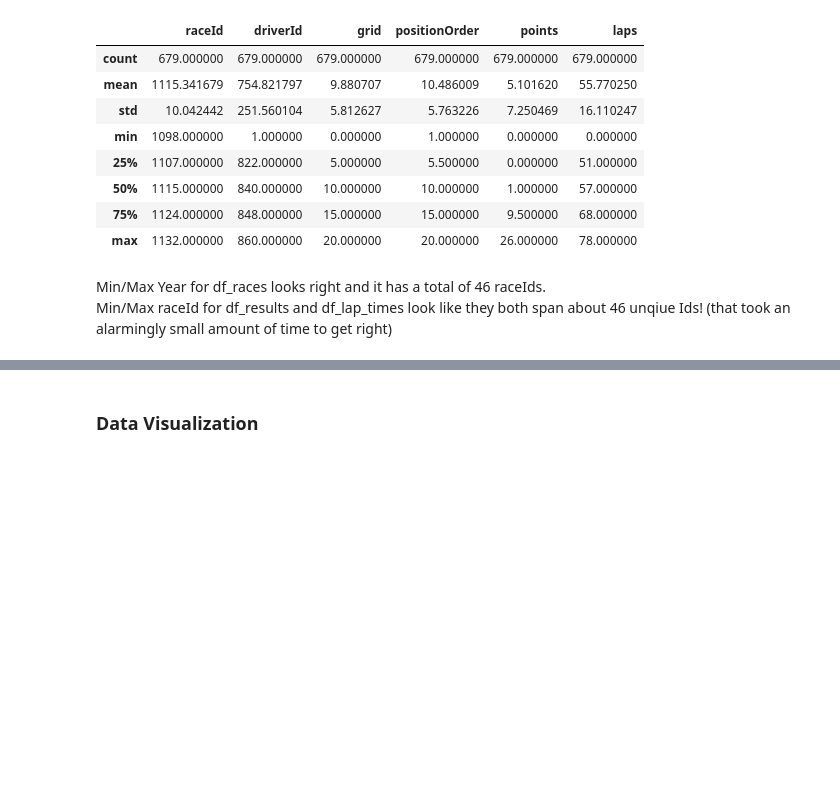
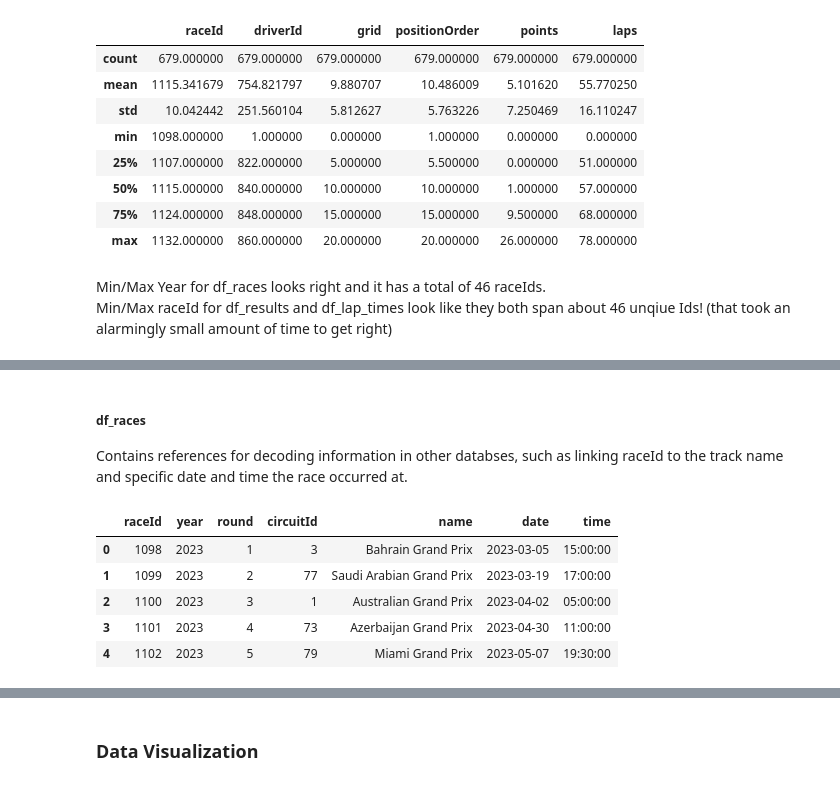
Before and after one commit to D-Cassidy/formula1-data-analysis, a Jupyter notebook: notebooks/driver_performance_analysis.ipynb, the cells around one changed output, grey strips where cells are left out. Saved outputs shown, nothing was run; the diff lists cells and outputs as text; code cells hidden in the pictures; blank space fills up the shorter version.

```diff
--- a/notebooks/driver_performance_analysis.ipynb
+++ b/notebooks/driver_performance_analysis.ipynb
@@ -449,0 +467,13 @@ Min/Max raceId for df_results and df_lap_times look like they both span about 46
+# %% [markdown]
+##### df_races
+
+Contains references for decoding information in other databses, such as linking raceId to the track name and specific date and time the race occurred at.
+# %%
+df_races.head()
+# %% [output]
+|  | raceId | year | round | circuitId | name | date | time |
+| 0 | 1098 | 2023 | 1 | 3 | Bahrain Grand Prix | 2023-03-05 | 15:00:00 |
+| 1 | 1099 | 2023 | 2 | 77 | Saudi Arabian Grand Prix | 2023-03-19 | 17:00:00 |
+| 2 | 1100 | 2023 | 3 | 1 | Australian Grand Prix | 2023-04-02 | 05:00:00 |
+| 3 | 1101 | 2023 | 4 | 73 | Azerbaijan Grand Prix | 2023-04-30 | 11:00:00 |
+| 4 | 1102 | 2023 | 5 | 79 | Miami Grand Prix | 2023-05-07 | 19:30:00 |
```
Also changed, not shown: parts of 6 cells of this notebook.
